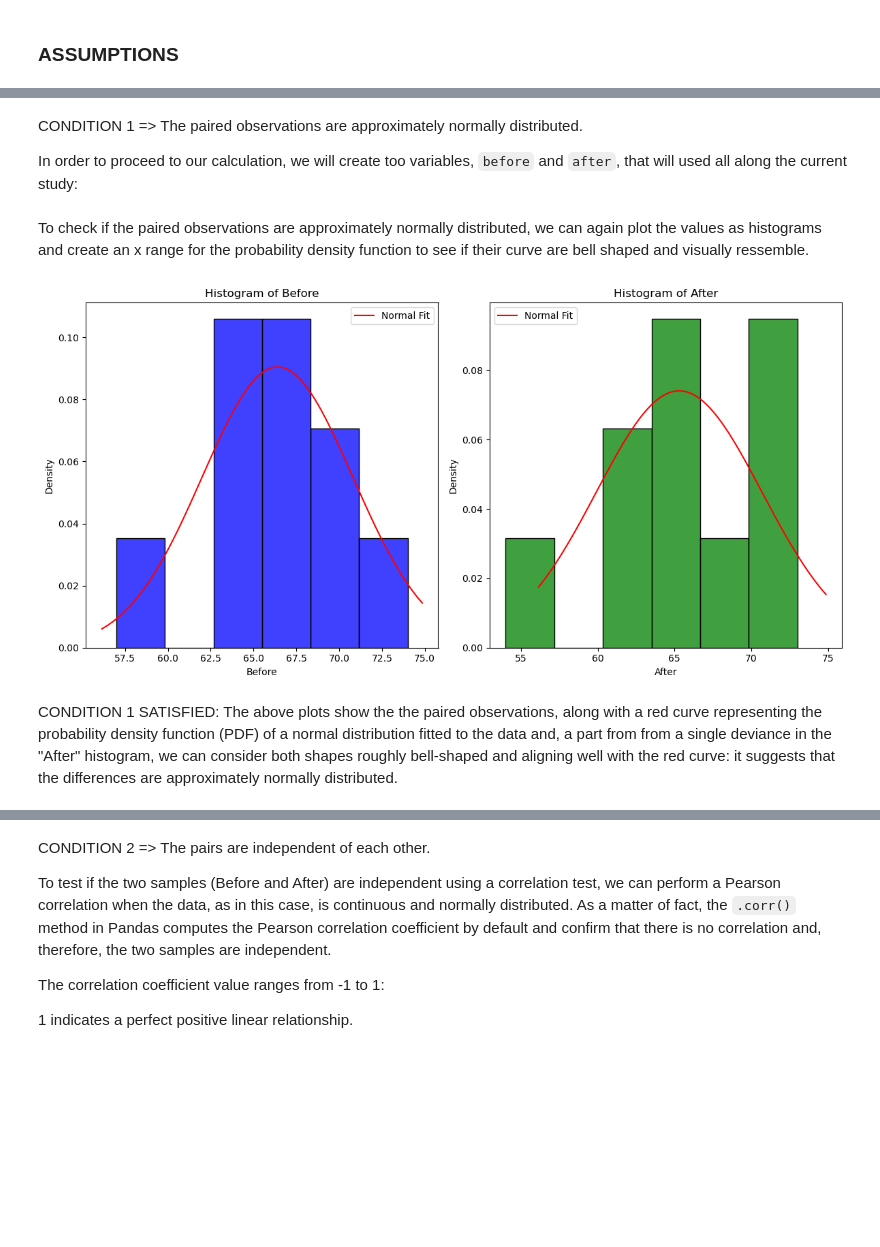
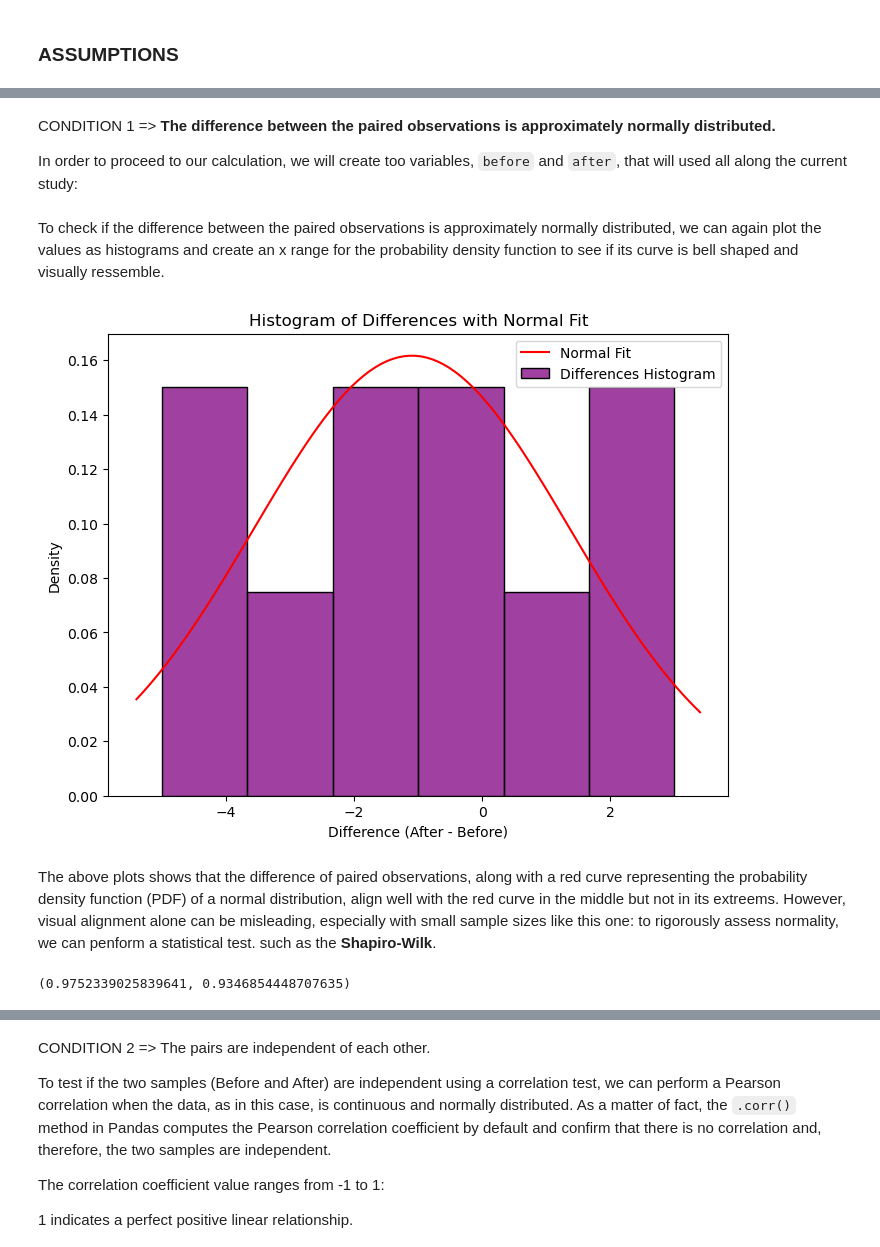
Before and after one commit to AndreaCignoni/applied_statistics_assessment, a Jupyter notebook: tasks.ipynb, the cells around one changed output, grey strips where cells are left out. Drawn from its saved outputs; the diff is of its cells as text; code cells hidden in the pictures; blank space fills up the shorter version.

```diff
--- a/tasks.ipynb
+++ b/tasks.ipynb
@@ -700,7 +700,7 @@ Before determining whether we can accept or reject the null hypothesis, it is im
 
 For further information on Type I and Type II errors please refer to: https://en.wikipedia.org/wiki/Type_I_and_type_II_errors. While for what concerns the Power error my reference is the following: https://en.wikipedia.org/wiki/Power_(statistics).
 # %% [markdown]
-CONDITION 1 => The paired observations are approximately normally distributed.
+CONDITION 1 => **The difference between the paired observations is approximately normally distributed.**
 
 In order to proceed to our calculation, we will create too variables, `before` and `after`, that will used all along the current study:
 # %%
@@ -708,39 +708,41 @@ In order to proceed to our calculation, we will create too variables, `before` a
 before = np.array([63, 68, 70, 64, 74, 67, 70, 57, 66, 65])
 after = np.array([64, 64, 68, 64, 73, 70, 72, 54, 61, 63])
 # %% [markdown]
-To check if the paired observations are approximately normally distributed, we can again plot the values as histograms and create an x range for the probability density function to see if their curve are bell shaped and visually ressemble.
+To check if the difference between the paired observations is approximately normally distributed, we can again plot the values as histograms and create an x range for the probability density function to see if its curve is bell shaped and visually ressemble.
 # %%
-# Import the norm method to represent the Gaussian distribution.
+# Importing norm module from Scipy stats to create a normal distribution.
 from scipy.stats import norm
 
-# Plot histogram for 'Before' data.
-plt.figure(figsize=(12, 6))
+# Calculate differences.
+differences = after - before
 
-# 'Before' histogram.
-plt.subplot(1, 2, 1)
-sns.histplot(before, kde=False, color='blue', stat='density', bins=6)
+# Plot histogram for differences with normal distribution fit.
+plt.figure(figsize=(8, 6))
+sns.histplot(differences, kde=False, color='purple', stat='density', bins=6, label='Differences Histogram')
+
+# Normal distribution fit.
 xmin, xmax = plt.xlim()
 x = np.linspace(xmin, xmax, 100)
-mu, std = np.mean(before), np.std(before)
+mu, std = np.mean(differences), np.std(differences)
 plt.plot(x, norm.pdf(x, mu, std), 'r-', label='Normal Fit')
-plt.title('Histogram of Before')
-plt.xlabel('Before')
+
+# Customize plot.
+plt.title('Histogram of Differences with Normal Fit')
+plt.xlabel('Difference (After - Before)')
 plt.ylabel('Density')
 plt.legend()
-
-# 'After' histogram.
-plt.subplot(1, 2, 2)
-sns.histplot(after, kde=False, color='green', stat='density', bins=6)
-mu, std = np.mean(after), np.std(after)
-plt.plot(x, norm.pdf(x, mu, std), 'r-', label='Normal Fit')
-plt.title('Histogram of After')
-plt.xlabel('After')
-plt.ylabel('Density')
-plt.legend()
-
-plt.tight_layout();
 plt.show()
 # %% [output]
-[figure, old version]
+[figure, new version]
-# %% [markdown]
-CONDITION 1 SATISFIED: The above plots show the  the paired observations, along with a red curve representing the probability density function (PDF) of a normal distribution fitted to the data and, a part from from a single deviance in the "After" histogram, we can consider both shapes roughly bell-shaped and aligning well with the red curve: it suggests that the differences are approximately normally distributed.
+# %% [markdown]
+The above plots shows that the difference of paired observations, along with a red curve representing the probability density function (PDF) of a normal distribution, align well with the red curve in the middle but not in its extreems. However, visual alignment alone can be misleading, especially with small sample sizes like this one: to rigorously assess normality, we can penform a statistical test. such as the **Shapiro-Wilk**.
+# %%
+# Importing the shapiro module from Scipy stats to test normality on data distribution.
+from scipy.stats import shapiro
+
+# Perform Shapiro-Wilk test on the differences
+stat, p_value = shapiro(differences)
+
+stat, p_value
+# %% [output]
+(0.9752339025839641, 0.9346854448707635)
```
Also changed, not shown: parts of 46 cells of this notebook.
